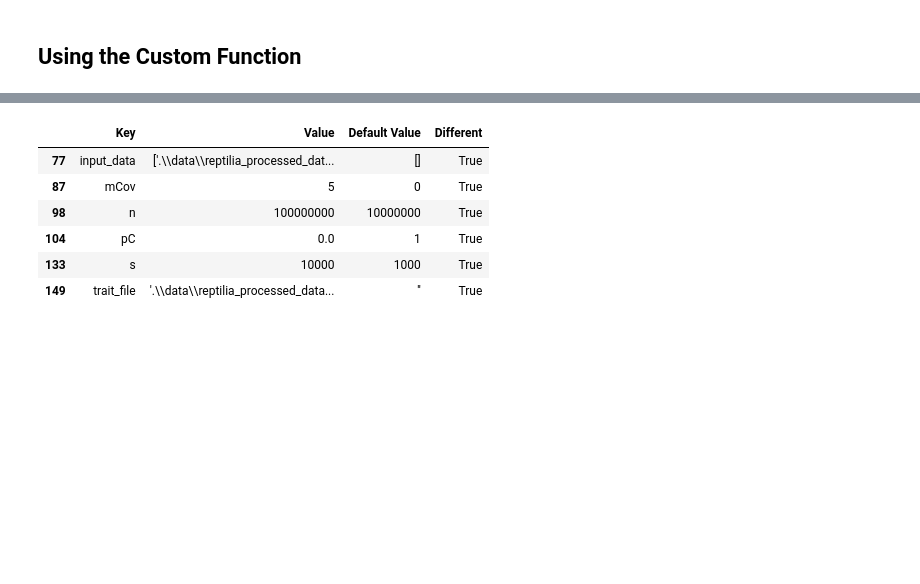
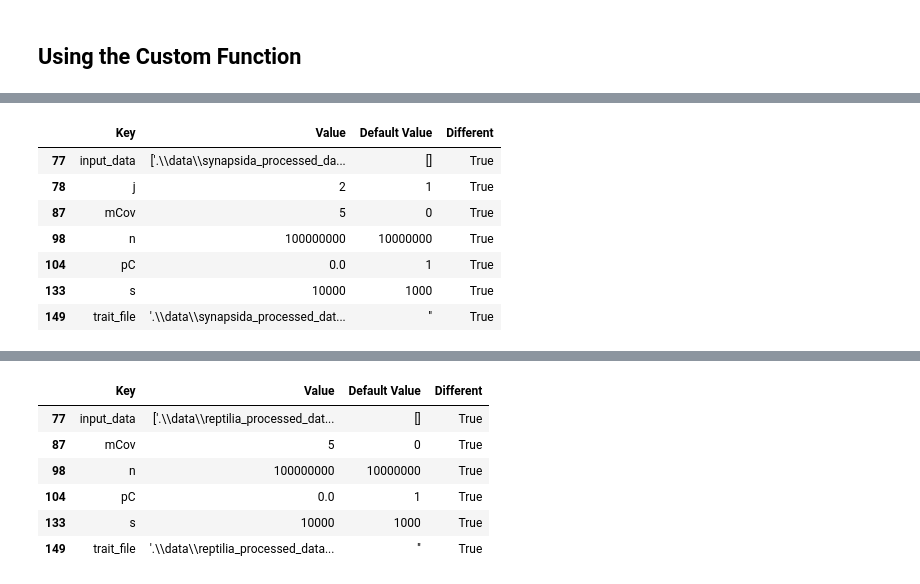
Before and after one commit to shelleylwang/pt_diversity_rates, a Jupyter notebook: sumtxt.ipynb, the cells around one changed output, grey strips where cells are left out. Cells and saved outputs as stored; diff of their text form; code cells hidden in the pictures; blank space fills up the shorter version.

```diff
--- a/sumtxt.ipynb
+++ b/sumtxt.ipynb
@@ -254,0 +269,11 @@ sumtxt_extraction('synapsida/mcmc_predictors/B_covar_rjmcmc_hpp_notranslate/syna
+# %%
+sumtxt_extraction('synapsida/mcmc_predictors/old_B_logs/B_covar_rjmcmc_hpp_notranslate/synapsida_pyrate_2_COVhprj_sum.txt')
+# %% [output]
+|  | Key | Value | Default Value | Different |
+| 77 | input_data | ['.\\data\\synapsida_processed_da... | [] | True |
+| 78 | j | 2 | 1 | True |
+| 87 | mCov | 5 | 0 | True |
+| 98 | n | 100000000 | 10000000 | True |
+| 104 | pC | 0.0 | 1 | True |
+| 133 | s | 10000 | 1000 | True |
+| 149 | trait_file | '.\\data\\synapsida_processed_dat... | '' | True |
```
Also changed, not shown: parts of 4 cells of this notebook, 31 other files.
